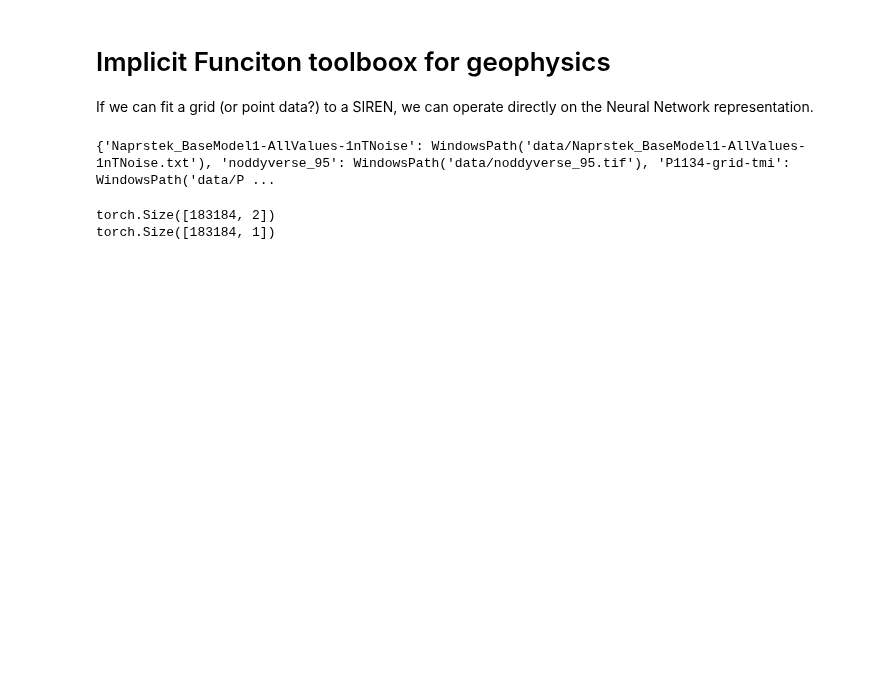
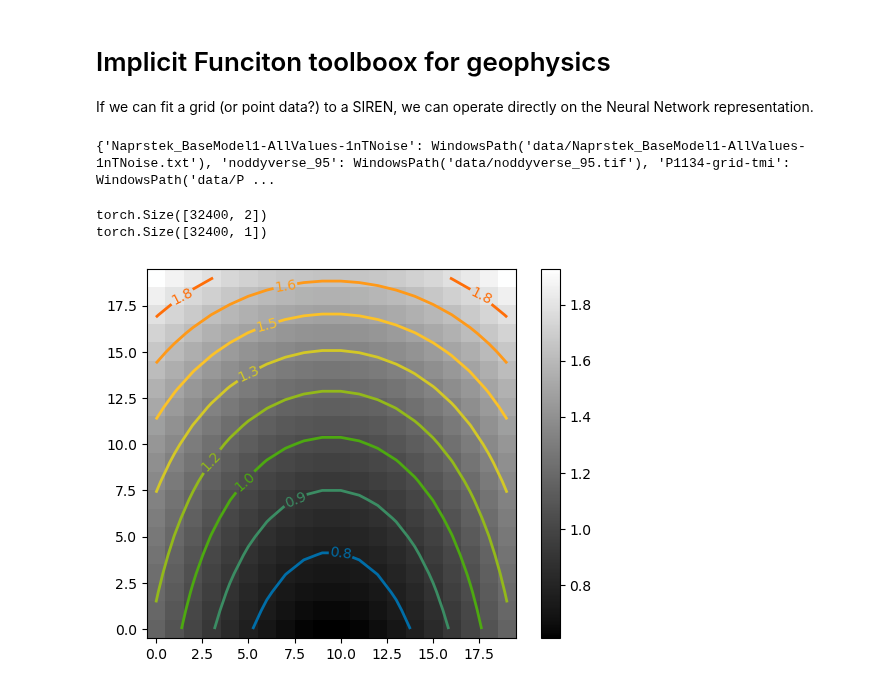
Before and after one commit to LSgeo/ImplicitGeo, a Jupyter notebook: GeoSIREN.ipynb, the cells around one changed output. Cells and saved outputs as stored; diff of their text form; code cells hidden in the pictures; blank space fills up the shorter version.

Commit message:
Add custom 2D test function

```diff
--- a/GeoSIREN.ipynb
+++ b/GeoSIREN.ipynb
@@ -223,7 +257,7 @@ class PointData(Dataset):
         self._read_file(grid_path)
         self._normalise()
         if self.grid.shape[-1] != self.grid.shape[-2]:
-            self._make_square(mode="pad") #crop
+            self._make_square(mode="pad")  # crop
         self.coords = get_mgrid(self.grid.shape[-1], 2)
         self.pixels = self.grid.permute(1, 2, 0).view(-1, 1)
         self.s = self.grid.shape[-1]
@@ -235,7 +269,10 @@ class PointData(Dataset):
         self.coords = coords
         self.pixels = pixels
         self.grid = self.pixels  # for compatibility with self.normalise()
+        self.original_grid = self.grid.reshape(self.s,self.s)
+        self.original_shape = self.original_grid.shape
         self._normalise()
+        return self.coords, self.pixels  # in case using method directly
 
     def _normalise(self):
         self._min = self.grid.min()
@@ -274,10 +316,33 @@ sample = data_samples["P1134-grid-tmi"]
 # %%
 dset = PointData()
 coords, pixels = dset.gen_from_grid(sample)
+coords = coords.requires_grad_(True)
 print(coords.shape)
 print(pixels.shape)
 # %% [output]
-torch.Size([183184, 2])
-torch.Size([183184, 1])
+torch.Size([32400, 2])
+torch.Size([32400, 1])
+# %%
+def plt_cntr(z):
+    im = plt.imshow(z, origin="lower", cmap=cc.cm.CET_L1)
+    cset = plt.contour(z, np.linspace(z.min(), z.max(), 10), linewidths=2, cmap=cc.cm.CET_R2)
+    plt.clabel(cset, inline=True, fmt="%1.1f", fontsize=10)
+    plt.colorbar(im)
+
+## Custom Fn to learn:
+d = 20
+x, y = np.meshgrid(np.linspace(-1, 1, d), np.linspace(-1, 1, d), indexing="xy")
+z = np.sqrt(x**2 + np.exp(y))
+plt_cntr(z)
+
+## PointData for custom Fn
+dset = PointData()
+dset.s = len(x)
+coords = torch.tensor(np.stack((x.flatten(), y.flatten()), axis=1), dtype=torch.float32)
+pixels = torch.tensor(z.flatten(), dtype=torch.float32).unsqueeze(1)
+coords, pixels = dset.gen_from_points(coords, pixels)
+coords = coords.requires_grad_(True)
+# %% [output]
+[figure, added]
 # %%
 dataloader = DataLoader(dset, batch_size=1, pin_memory=True, num_workers=0)
```
Also changed, not shown: parts of 17 cells of this notebook.
